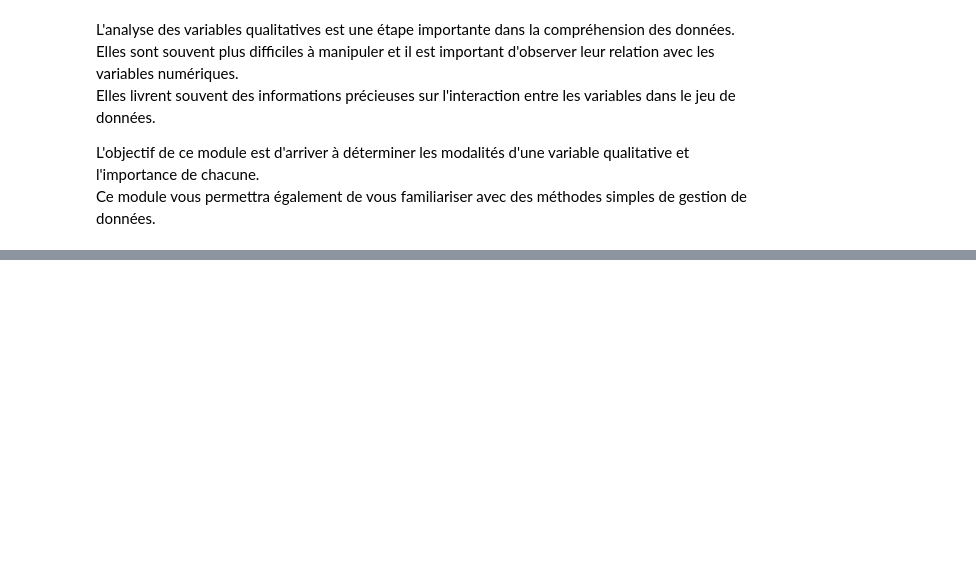
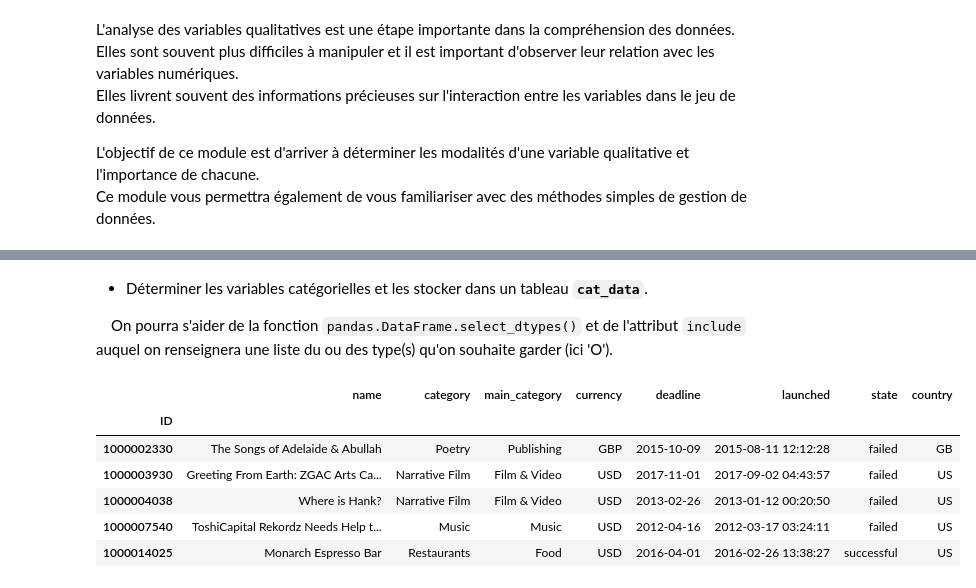
Before and after one commit to 0Jay03/Apprentissage-Python, a Jupyter notebook: EDA pc.ipynb, the cells around one changed output, grey strips where cells are left out. Drawn from its saved outputs; the diff is of its cells as text; code cells hidden in the pictures; blank space fills up the shorter version.

```diff
--- a/EDA pc.ipynb
+++ b/EDA pc.ipynb
@@ -337,0 +340,20 @@ Ce module vous permettra également de vous familiariser avec des méthodes simp
+# %%
+import pandas as pd
+import numpy as np
+
+link = 'https://raw.githubusercontent.com/QuantikDataStudio/dataset/main/kickstarter.csv'
+
+data = pd.read_csv(link, on_bad_lines='skip', index_col = 0)
+columns_to_drop = ['usd pledged', 'usd_pledged_real', 'usd_goal_real;;']
+data = data.drop(columns=columns_to_drop)
+data = data.dropna()
+data = data[~data['goal'].str.contains('-')]
+data['goal'] = data['goal'].astype(float)
+data['pledged'] = data['pledged'].astype(float)
+data['backers'] = data['backers'].astype(int)
+values_to_remove = ['canceled', 'live', 'suspended']
+data = data[~data['state'].isin(values_to_remove)]
+data = data.head(20000)
+masque = data['goal'] < 600000
+data = data.loc[masque]
+data.info()
@@ -337,0 +379,16 @@ Ce module vous permettra également de vous familiariser avec des méthodes simp
+# %% [markdown]
+
+-    Déterminer les variables catégorielles et les stocker dans un tableau  **`cat_data`**.
+
+  On pourra s'aider de la fonction  `pandas.DataFrame.select_dtypes()`  et de l'attribut  `include`  auquel on renseignera une liste du ou des type(s) qu'on souhaite garder (ici 'O').
+# %%
+cat_data = data.select_dtypes(include= 'O') # La fonction include = 'o' permet der recuperer de facon auto les var categorielle
+cat_data.head()
+# %% [output]
+|  | name | category | main_category | currency | deadline | launched | state | country |
+| ID |  |  |  |  |  |  |  |  |
+| 1000002330 | The Songs of Adelaide & Abullah | Poetry | Publishing | GBP | 2015-10-09 | 2015-08-11 12:12:28 | failed | GB |
+| 1000003930 | Greeting From Earth: ZGAC Arts Ca... | Narrative Film | Film & Video | USD | 2017-11-01 | 2017-09-02 04:43:57 | failed | US |
+| 1000004038 | Where is Hank? | Narrative Film | Film & Video | USD | 2013-02-26 | 2013-01-12 00:20:50 | failed | US |
+| 1000007540 | ToshiCapital Rekordz Needs Help t... | Music | Music | USD | 2012-04-16 | 2012-03-17 03:24:11 | failed | US |
+| 1000014025 | Monarch Espresso Bar | Restaurants | Food | USD | 2016-04-01 | 2016-02-26 13:38:27 | successful | US |
```
Also changed, not shown: parts of 17 cells of this notebook.
